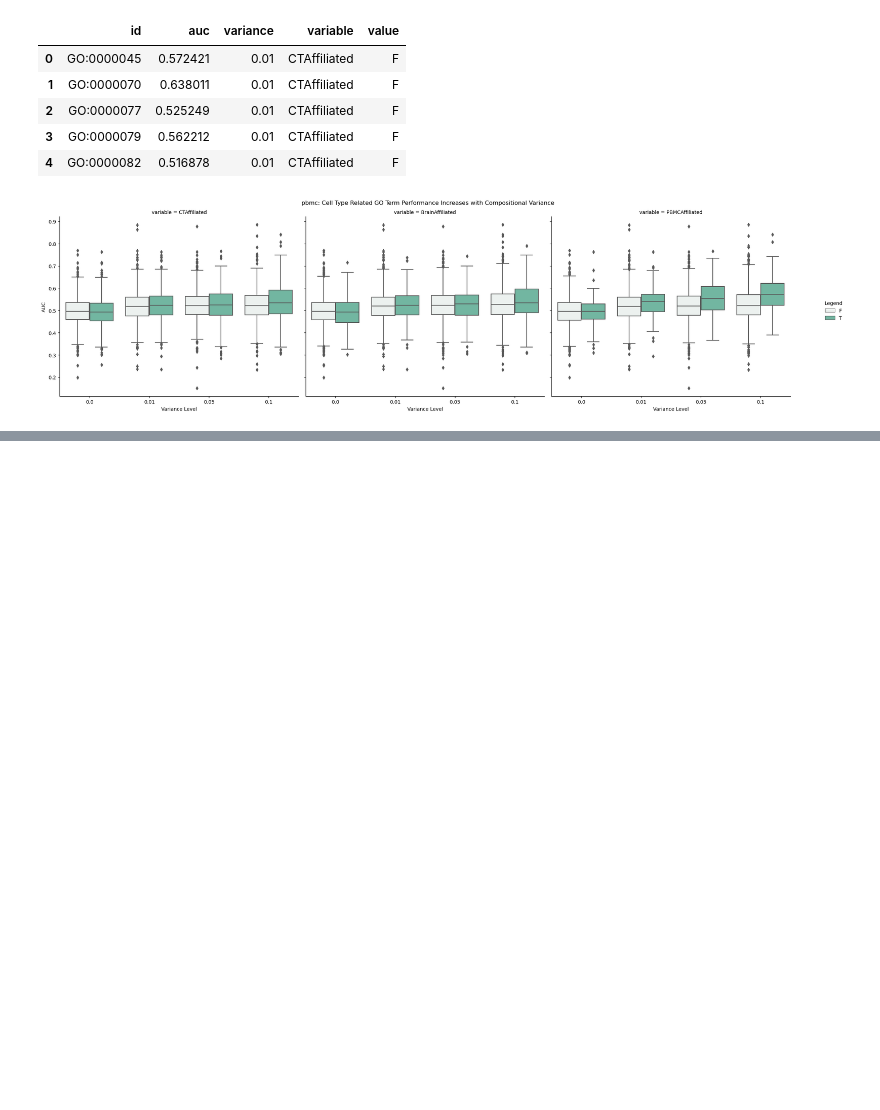
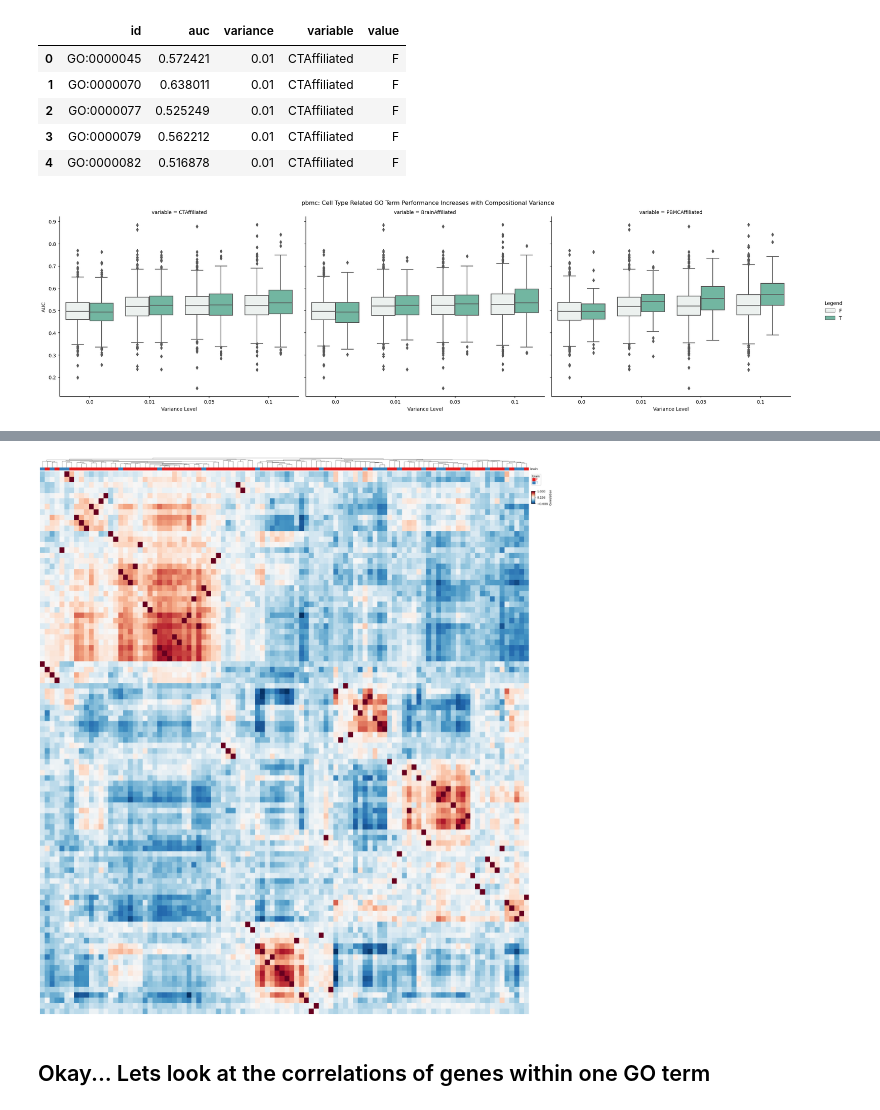
Before and after one commit to AlexAdrian-Hamazaki/Pseudobulk_Function_Pipeline, a Jupyter notebook: bin/bulkSimulations/bin/notebooks/analysis.ipynb, the cells around one changed output, grey strips where cells are left out. Saved outputs shown, nothing was run; the diff lists cells and outputs as text; code cells hidden in the pictures; blank space fills up the shorter version.

Commit message:
bulkSimOnePipe psuhed stuff

```diff
--- a/bin/bulkSimulations/bin/notebooks/analysis.ipynb
+++ b/bin/bulkSimulations/bin/notebooks/analysis.ipynb
@@ -116,0 +119,50 @@ df2 = pd.read_csv("/space/grp/aadrian/Pseudobulk_Function_Pipeline_HighRes/bin/b
+# %%
+
+import os,sys
+import matplotlib.pylab as plt
+import numpy as np
+# plt.rcParams['figure.dpi'] = 100
+# plt.rcParams['savefig.dpi']=300
+# plt.rcParams['font.family']='sans serif' #please remove this line if font is not installed
+# plt.rcParams['font.sans-serif']='Arial' # please remove this line if Arial font is not installed
+# plt.rcParams['pdf.fonttype']=42
+# sys.path.append(os.path.expanduser("~/Projects/Github/PyComplexHeatmap/"))
+import PyComplexHeatmap as pch
+import fastcluster
+
+# First, make a df of the annotations that I need.
+df_annotations = pd.DataFrame(index=sim_bulk_corr.index, data={"brain": sim_bulk_corr.index.isin(lo_brain_related_genes)})
+df_annotations['brain'] = df_annotations['brain'].replace({True: 'T', False: 'F'})
+
+
+# Make annotations from df and plot
+col_ha = pch.HeatmapAnnotation(df = df_annotations.iloc[0:100],
+                               axis=1)
+
+# row_ha = pch.HeatmapAnnotation(df = df_annotations.iloc[0:10],
+#                                axis = 0)
+
+# Create linkage with fast cluster
+linkage = fastcluster.linkage(sim_bulk_corr.iloc[0:100, 0:100], method='average', metric='canberra')
+
+plt.figure(figsize=(30, 30))
+
+cm = pch.ClusterMapPlotter(data=sim_bulk_corr.iloc[0:100, 0:100],
+                           top_annotation = col_ha,
+                        #    right_annotation = row_ha,
+                            col_cluster=True,
+                            row_cluster=True, # cluster rows and dols
+                            label='Correlation', # Legend Name
+                            # row_dendrogram=True,
+                            show_rownames=False,show_colnames=False, # Do not show row or col names
+                            cmap='RdBu_r', # set colors
+                            verbose=0,
+                            legend_gap = 5,# distance legend
+                            #xticklabels_kws={'labelrotation':-90,'labelcolor':'blue'} # rotate x axis marks
+                            col_dendrogram_kws=dict(linkage=linkage), # adds custom clustering via fastcluster
+                            col_dendrogram=True
+                            )
+
+plt.savefig("example0.png", bbox_inches='tight')
+plt.show()
+# %% [output]
@@ -116,0 +171,3 @@ df2 = pd.read_csv("/space/grp/aadrian/Pseudobulk_Function_Pipeline_HighRes/bin/b
+[figure, added]
+# %% [markdown]
+## Okay... Lets look at the correlations of genes within one GO term
```
Also changed, not shown: parts of 33 cells of this notebook, 14 other files.
